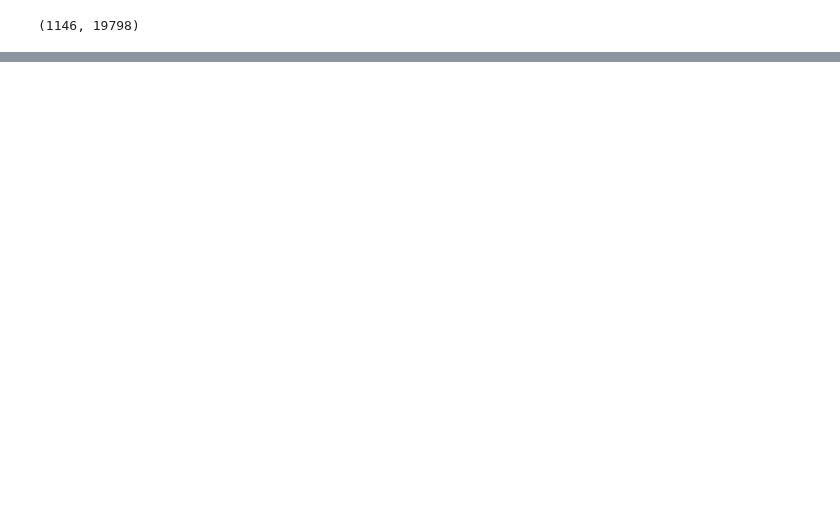
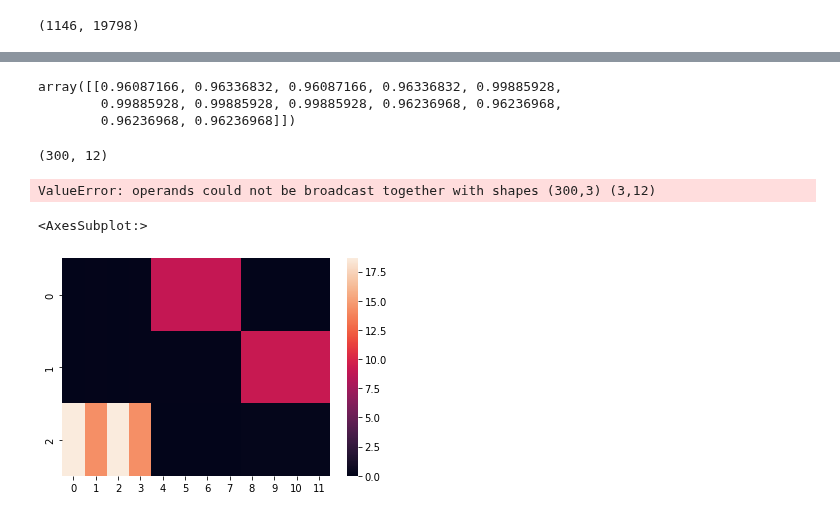
Before and after one commit to causalpathlab/asapp, a Jupyter notebook: asapp/wip.ipynb, the cells around one changed output, grey strips where cells are left out. Cells and saved outputs as stored; diff of their text form; code cells hidden in the pictures; blank space fills up the shorter version.

```diff
--- a/asapp/wip.ipynb
+++ b/asapp/wip.ipynb
@@ -114,0 +128,11 @@ df_top
+# %%
+# ed * np.sum(ef)
+ef
+# %% [output]
+array([[0.96087166, 0.96336832, 0.96087166, 0.96336832, 0.99885928,
+        0.99885928, 0.99885928, 0.99885928, 0.96236968, 0.96236968,
+        0.96236968, 0.96236968]])
+# %%
+np.dot(np.exp(elogt), np.exp(elogb)).shape
+# %% [output]
+(300, 12)
@@ -114,0 +142,14 @@ df_top
+# %%
+t = elogt + elogb
+t.shape
+# %% [output]
+ValueError: operands could not be broadcast together with shapes (300,3) (3,12)
+# %%
+from sklearn.decomposition import NMF
+model = NMF(n_components=3, init='random', random_state=0)
+H = model.fit_transform(np.exp(df_y.to_numpy()))
+W = model.components_
+sns.heatmap(W)
+# %% [output]
+<AxesSubplot:>
+[figure, added]
```
Also changed, not shown: parts of 6 cells of this notebook, 3 other files.
